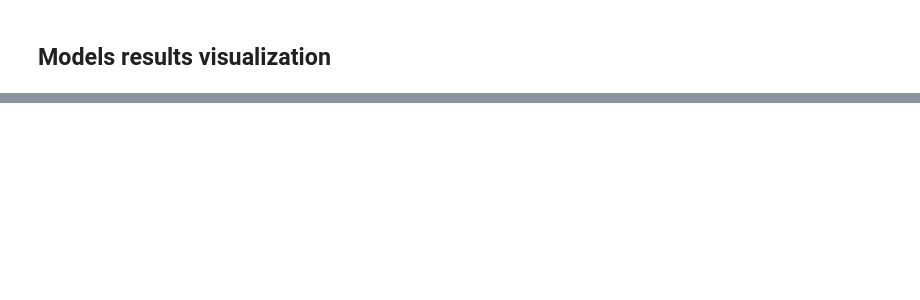
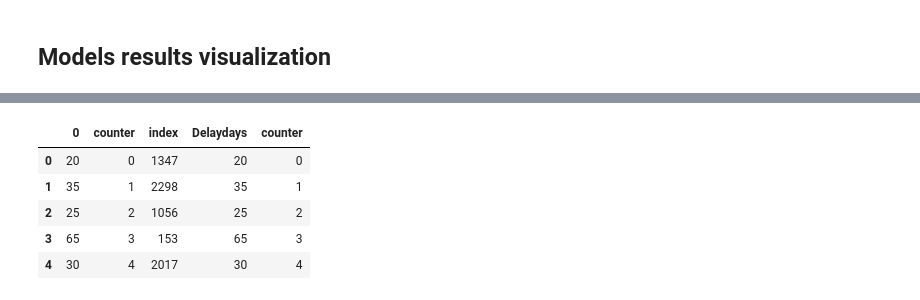
Before and after one commit to s610917/ProjectML, a Jupyter notebook: DelayPayments_prediction.ipynb, the cells around one changed output, grey strips where cells are left out. Saved outputs shown, nothing was run; the diff lists cells and outputs as text; code cells hidden in the pictures; blank space fills up the shorter version.

```diff
--- a/DelayPayments_prediction.ipynb
+++ b/DelayPayments_prediction.ipynb
@@ -224,0 +238,9 @@ sns.catplot(x="MarketSegmentation", y="AvgLatePayDays_Buckets", data=customer_ba
+# %%
+predvsact.head()
+# %% [output]
+|  | 0 | counter | index | Delaydays | counter |
+| 0 | 20 | 0 | 1347 | 20 | 0 |
+| 1 | 35 | 1 | 2298 | 35 | 1 |
+| 2 | 25 | 2 | 1056 | 25 | 2 |
+| 3 | 65 | 3 | 153 | 65 | 3 |
+| 4 | 30 | 4 | 2017 | 30 | 4 |
```
Also changed, not shown: parts of 19 cells of this notebook.
